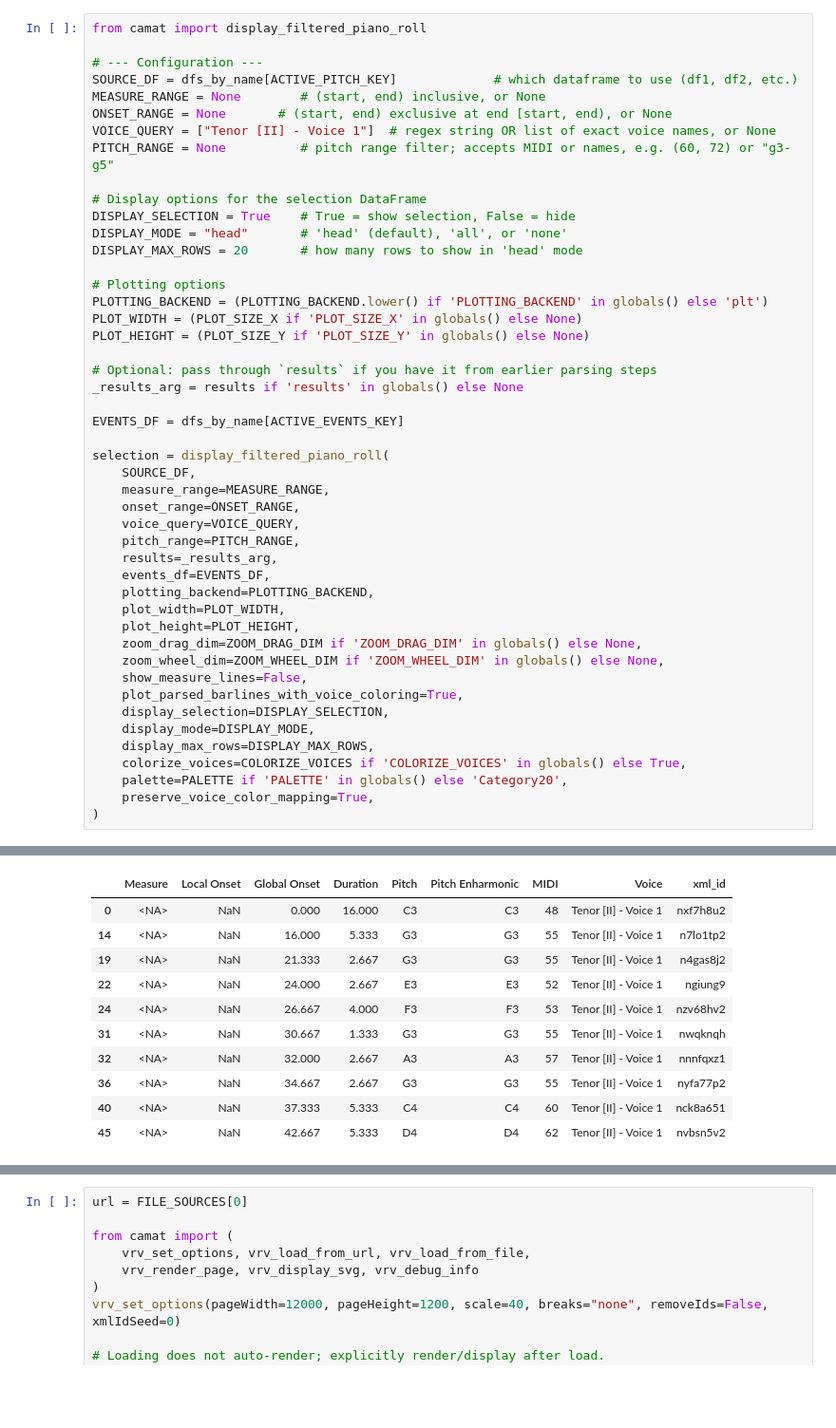
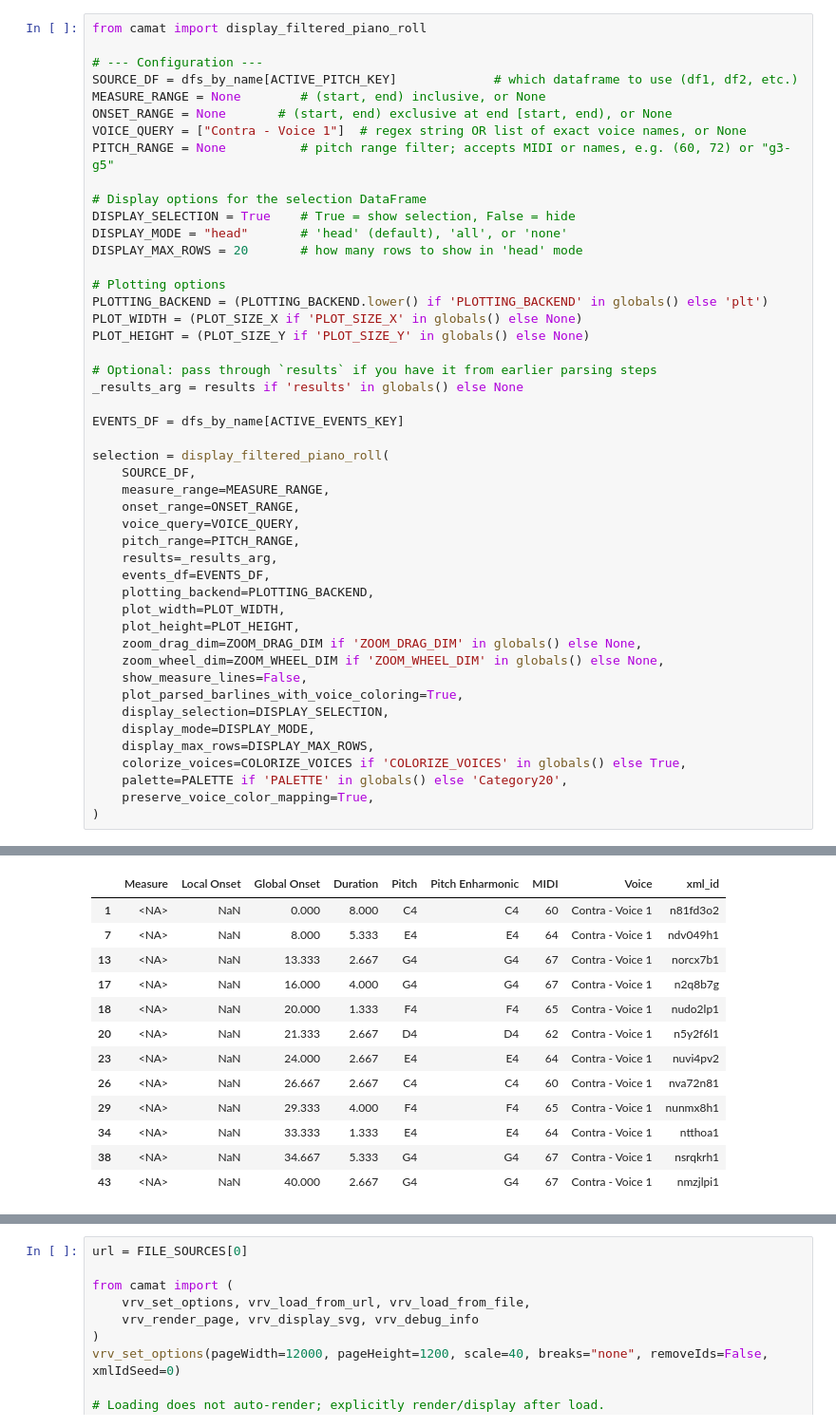
Before and after one commit to egorpol/camat_v2, a Jupyter notebook: testing_parser_mensural.ipynb, the cells around one changed output, grey strips where cells are left out. Shown at 95% size. Cells and saved outputs as stored; diff of their text form; blank space fills up the shorter version.

```diff
--- a/testing_parser_mensural.ipynb
+++ b/testing_parser_mensural.ipynb
@@ -184,7 +176,7 @@ from camat import display_filtered_piano_roll
 SOURCE_DF = dfs_by_name[ACTIVE_PITCH_KEY]             # which dataframe to use (df1, df2, etc.)
 MEASURE_RANGE = None        # (start, end) inclusive, or None
 ONSET_RANGE = None       # (start, end) exclusive at end [start, end), or None
-VOICE_QUERY = ["Tenor [II] - Voice 1"]  # regex string OR list of exact voice names, or None
+VOICE_QUERY = ["Contra - Voice 1"]  # regex string OR list of exact voice names, or None
 PITCH_RANGE = None          # pitch range filter; accepts MIDI or names, e.g. (60, 72) or "g3-g5"
 
 # Display options for the selection DataFrame
@@ -229,14 +221,16 @@ Filtered by Voice list (1 voices): 10 rows
 |  | Measure | Local Onset | Global Onset | Duration | Pitch | Pitch Enharmonic | MIDI | Voice | xml_id |
-| 0 | <NA> | NaN | 0.000 | 16.000 | C3 | C3 | 48 | Tenor [II] - Voice 1 | nxf7h8u2 |
-| 14 | <NA> | NaN | 16.000 | 5.333 | G3 | G3 | 55 | Tenor [II] - Voice 1 | n7lo1tp2 |
-| 19 | <NA> | NaN | 21.333 | 2.667 | G3 | G3 | 55 | Tenor [II] - Voice 1 | n4gas8j2 |
-| 22 | <NA> | NaN | 24.000 | 2.667 | E3 | E3 | 52 | Tenor [II] - Voice 1 | ngiung9 |
-| 24 | <NA> | NaN | 26.667 | 4.000 | F3 | F3 | 53 | Tenor [II] - Voice 1 | nzv68hv2 |
-| 31 | <NA> | NaN | 30.667 | 1.333 | G3 | G3 | 55 | Tenor [II] - Voice 1 | nwqknqh |
-| 32 | <NA> | NaN | 32.000 | 2.667 | A3 | A3 | 57 | Tenor [II] - Voice 1 | nnnfqxz1 |
-| 36 | <NA> | NaN | 34.667 | 2.667 | G3 | G3 | 55 | Tenor [II] - Voice 1 | nyfa77p2 |
-| 40 | <NA> | NaN | 37.333 | 5.333 | C4 | C4 | 60 | Tenor [II] - Voice 1 | nck8a651 |
-| 45 | <NA> | NaN | 42.667 | 5.333 | D4 | D4 | 62 | Tenor [II] - Voice 1 | nvbsn5v2 |
+| 1 | <NA> | NaN | 0.000 | 8.000 | C4 | C4 | 60 | Contra - Voice 1 | n81fd3o2 |
+| 7 | <NA> | NaN | 8.000 | 5.333 | E4 | E4 | 64 | Contra - Voice 1 | ndv049h1 |
+| 13 | <NA> | NaN | 13.333 | 2.667 | G4 | G4 | 67 | Contra - Voice 1 | norcx7b1 |
+| 17 | <NA> | NaN | 16.000 | 4.000 | G4 | G4 | 67 | Contra - Voice 1 | n2q8b7g |
+| 18 | <NA> | NaN | 20.000 | 1.333 | F4 | F4 | 65 | Contra - Voice 1 | nudo2lp1 |
+| 20 | <NA> | NaN | 21.333 | 2.667 | D4 | D4 | 62 | Contra - Voice 1 | n5y2f6l1 |
+| 23 | <NA> | NaN | 24.000 | 2.667 | E4 | E4 | 64 | Contra - Voice 1 | nuvi4pv2 |
+| 26 | <NA> | NaN | 26.667 | 2.667 | C4 | C4 | 60 | Contra - Voice 1 | nva72n81 |
+| 29 | <NA> | NaN | 29.333 | 4.000 | F4 | F4 | 65 | Contra - Voice 1 | nunmx8h1 |
+| 34 | <NA> | NaN | 33.333 | 1.333 | E4 | E4 | 64 | Contra - Voice 1 | ntthoa1 |
+| 38 | <NA> | NaN | 34.667 | 5.333 | G4 | G4 | 67 | Contra - Voice 1 | nsrqkrh1 |
+| 43 | <NA> | NaN | 40.000 | 2.667 | G4 | G4 | 67 | Contra - Voice 1 | nmzjlpi1 |
 [interactive output not drawn]
 [interactive output not drawn]
 # %%
```
Also changed, not shown: parts of 4 cells of this notebook, 47 other files.
